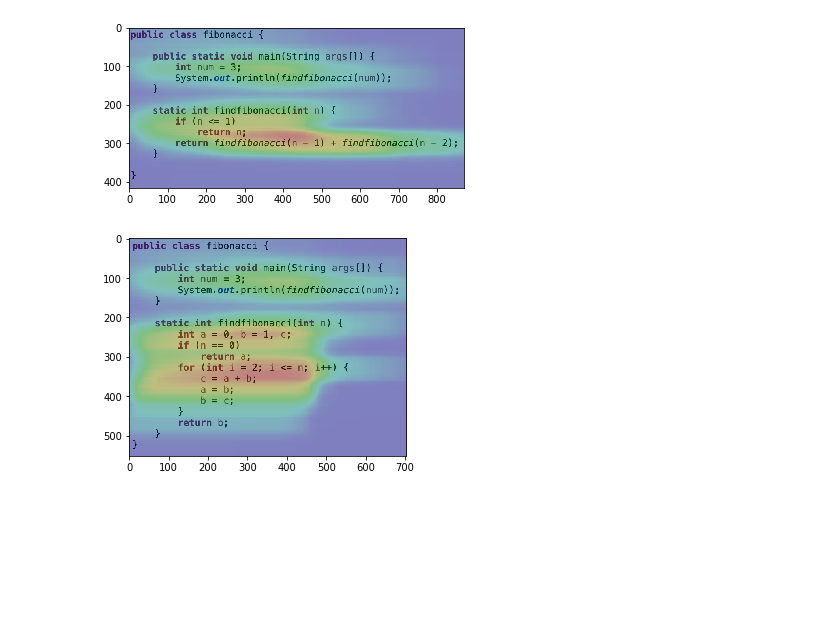
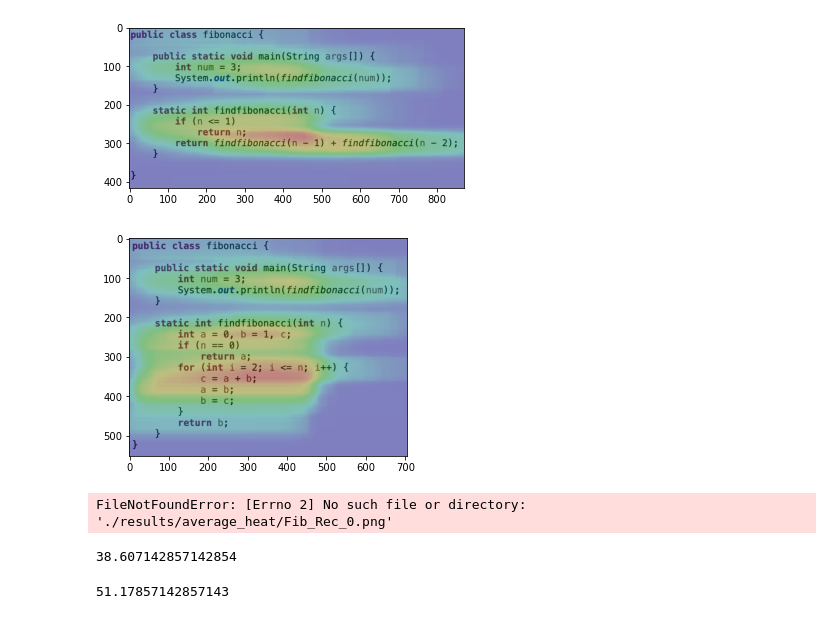
Before and after one commit to brains-on-code/REyeker, a Jupyter notebook: REyeker-DataAnalyses-Python/Example_with_excel.ipynb, the cells around one changed output. Saved outputs shown, nothing was run; the diff lists cells and outputs as text; code cells hidden in the pictures; blank space fills up the shorter version.

```diff
--- a/REyeker-DataAnalyses-Python/Example_with_excel.ipynb
+++ b/REyeker-DataAnalyses-Python/Example_with_excel.ipynb
@@ -68,13 +67,31 @@ rEYEker.display(im_iter, normal_size=False)
 # %%
-im_rec_100 = rEYEker.draw_average_shape_heat_map_abs(image_rec, click_data_rec, click_setting, 1.0, .0, should_copy=True)
-im_iter_100 = rEYEker.draw_average_shape_heat_map_abs(image_iter, click_data_iter, click_setting, 1.0, .0, should_copy=True)
+im_rec_100 = rEYEker.draw_average_shape_heat_map_rel(image_rec, click_data_rec, click_setting, 1.0, .0, should_copy=True)
+im_iter_100 = rEYEker.draw_average_shape_heat_map_rel(image_iter, click_data_iter, click_setting, 1.0, .0, should_copy=True)
 rEYEker.display(im_rec_100, normal_size=False)
 rEYEker.display(im_iter_100, normal_size=False)
 # %% [output]
-[figure, old version]
+[figure, new version]
-[figure, old version]
+[figure, new version]
 # %%
 ims_iter = [im_iter_100, im_iter]
 ims_rec = [im_rec_100, im_rec]
 save_images(ims_rec, "./results/average_heat/Fib_Rec_", ".png")
 save_images(ims_iter, "./results/average_heat/Fib_Iter_", ".png")
+# %% [output]
+FileNotFoundError: [Errno 2] No such file or directory: './results/average_heat/Fib_Rec_0.png'
+# %%
+i = 0
+for dataset in click_data_rec:
+    i = i + len(dataset)
+i = i / len(click_data_rec)
+print(i)
+# %% [output]
+38.607142857142854
+# %%
+i = 0
+for dataset in click_data_iter:
+    i = i + len(dataset)
+i = i / len(click_data_rec)
+print(i)
+# %% [output]
+51.17857142857143
```
Also changed, not shown: parts of 3 cells of this notebook, 1 other file.
